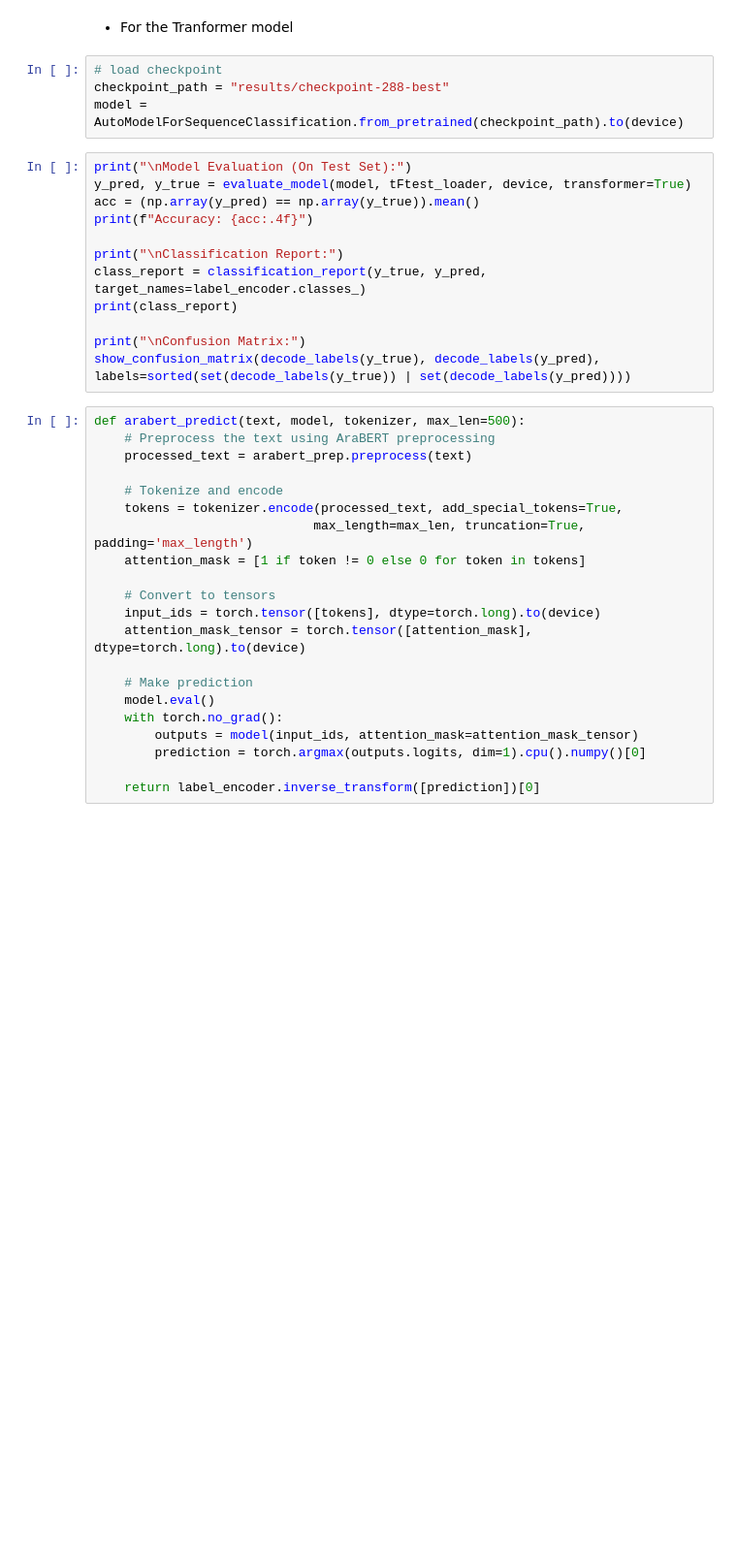
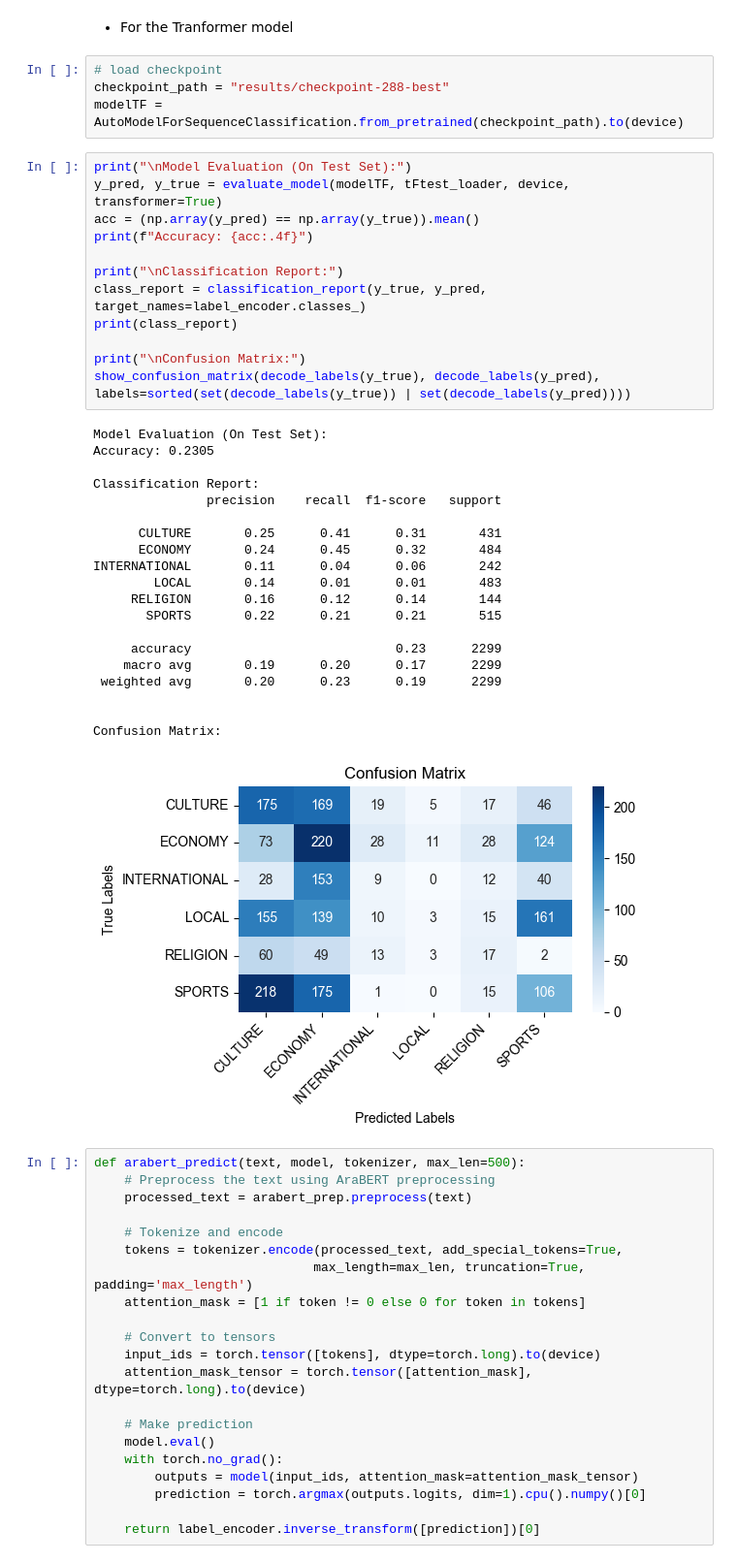
Before and after one commit to SaudAlhafith/CS365-Project, a Jupyter notebook: CS365-Project-Phase2.ipynb, the cells around one changed output. Shown at 97% size. Saved outputs shown, nothing was run; the diff lists cells and outputs as text; blank space fills up the shorter version.

```diff
--- a/CS365-Project-Phase2.ipynb
+++ b/CS365-Project-Phase2.ipynb
@@ -993,19 +1155,40 @@ def lstm_predict(text, model, vocab, max_len=500):
 # %%
 # load checkpoint
 checkpoint_path = "results/checkpoint-288-best"
-model = AutoModelForSequenceClassification.from_pretrained(checkpoint_path).to(device)
+modelTF = AutoModelForSequenceClassification.from_pretrained(checkpoint_path).to(device)
 # %%
 print("\nModel Evaluation (On Test Set):")
-y_pred, y_true = evaluate_model(model, tFtest_loader, device, transformer=True)
+y_pred, y_true = evaluate_model(modelTF, tFtest_loader, device, transformer=True)
 acc = (np.array(y_pred) == np.array(y_true)).mean()
 print(f"Accuracy: {acc:.4f}")
 
 print("\nClassification Report:")
 class_report = classification_report(y_true, y_pred, target_names=label_encoder.classes_)
 print(class_report)
 
 print("\nConfusion Matrix:")
 show_confusion_matrix(decode_labels(y_true), decode_labels(y_pred), labels=sorted(set(decode_labels(y_true)) | set(decode_labels(y_pred))))
+# %% [output]
+Model Evaluation (On Test Set):
+Accuracy: 0.2305
+
+Classification Report:
+               precision    recall  f1-score   support
+
+      CULTURE       0.25      0.41      0.31       431
+      ECONOMY       0.24      0.45      0.32       484
+INTERNATIONAL       0.11      0.04      0.06       242
+        LOCAL       0.14      0.01      0.01       483
+     RELIGION       0.16      0.12      0.14       144
+       SPORTS       0.22      0.21      0.21       515
+
+     accuracy                           0.23      2299
+    macro avg       0.19      0.20      0.17      2299
+ weighted avg       0.20      0.23      0.19      2299
+
+
+Confusion Matrix:
+[figure, added]
 # %%
 def arabert_predict(text, model, tokenizer, max_len=500):
     # Preprocess the text using AraBERT preprocessing
```
Also changed, not shown: parts of 25 cells of this notebook.
